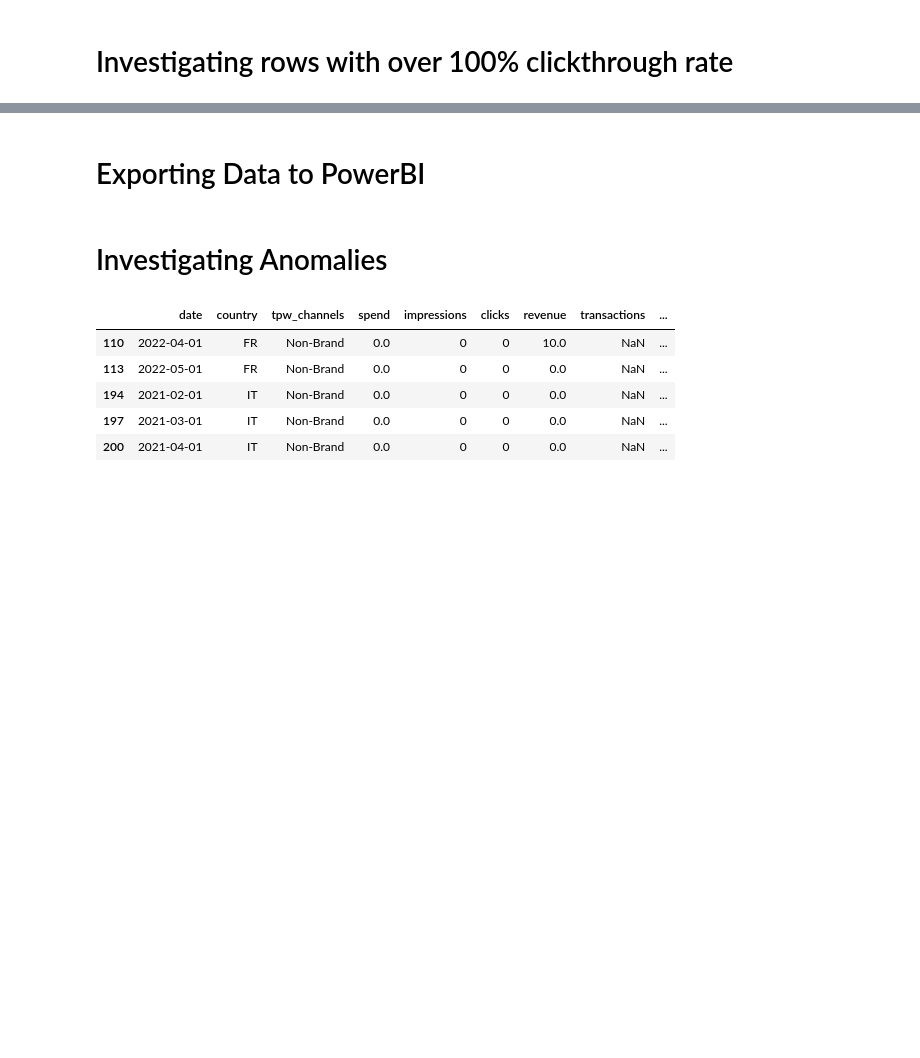
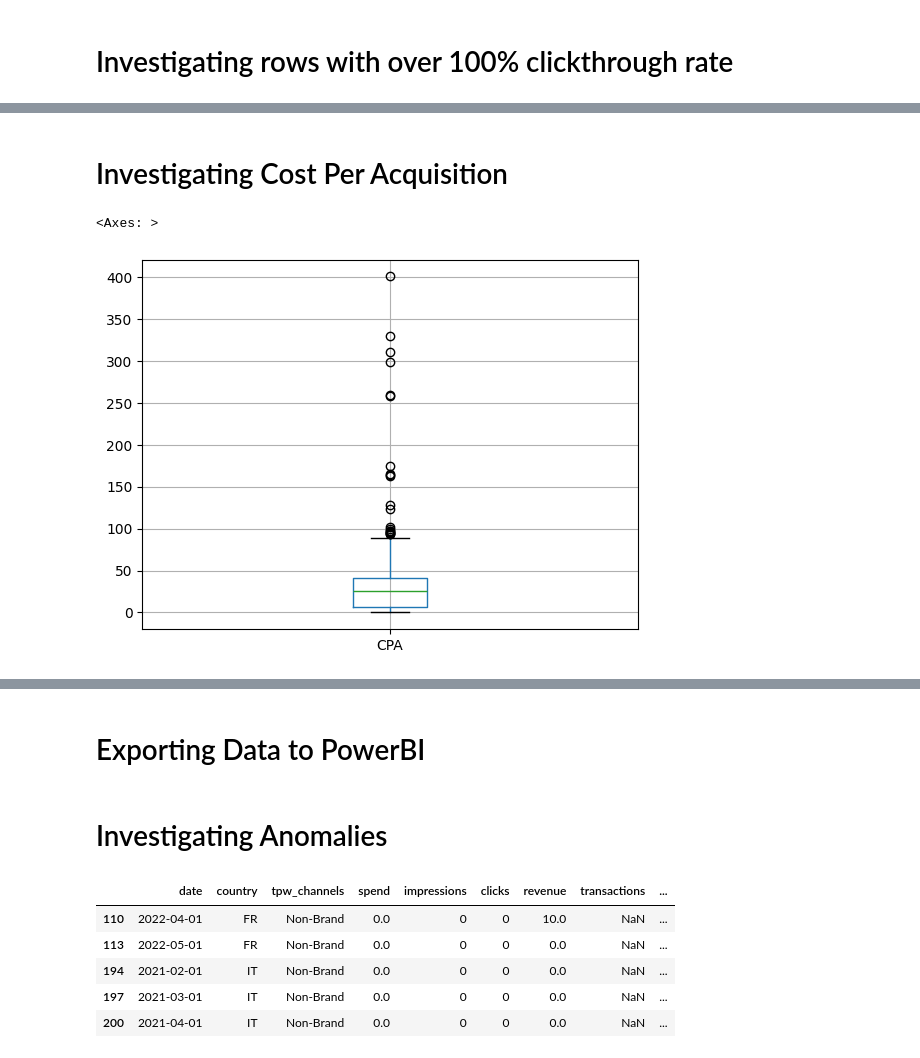
Before and after one commit to adam-grove/Protein-Works-Presentation, a Jupyter notebook: Data Cleaning.ipynb, the cells around one changed output, grey strips where cells are left out. Cells and saved outputs as stored; diff of their text form; code cells hidden in the pictures; blank space fills up the shorter version.

```diff
--- a/Data Cleaning.ipynb
+++ b/Data Cleaning.ipynb
@@ -373,0 +456,7 @@ test
+# %% [markdown]
+# Investigating Cost Per Acquisition
+# %%
+Marketing_Cleaned.boxplot(column="CPA")
+# %% [output]
+<Axes: >
+[figure, added]
```
Also changed, not shown: parts of 26 cells of this notebook, 1 other file.
